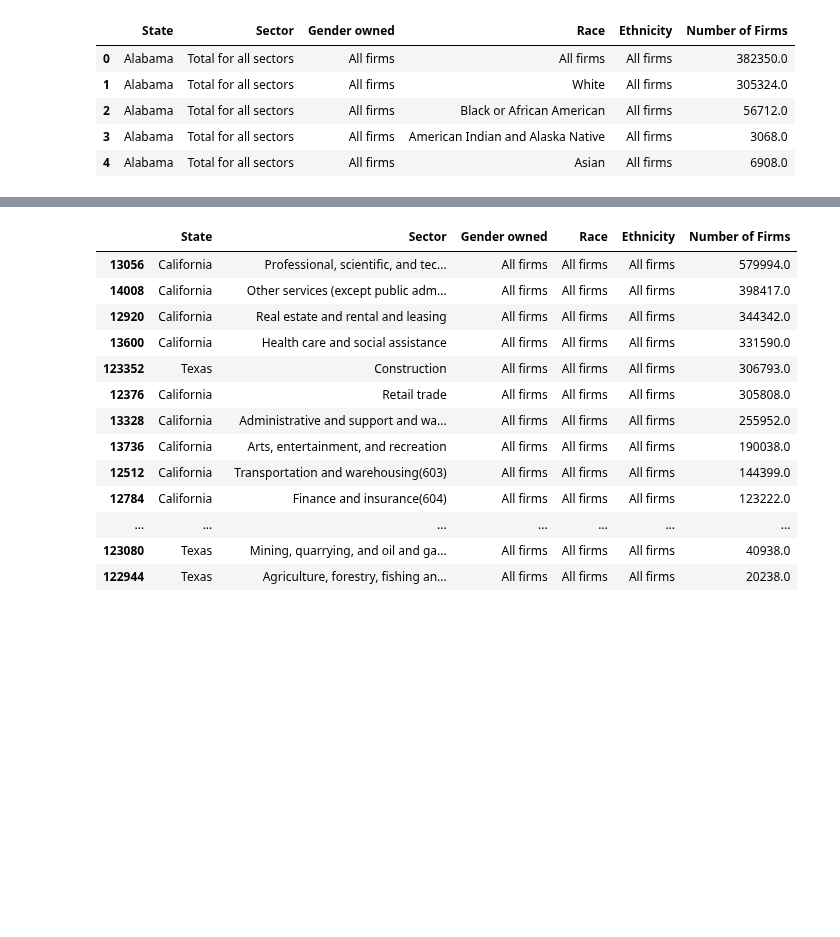
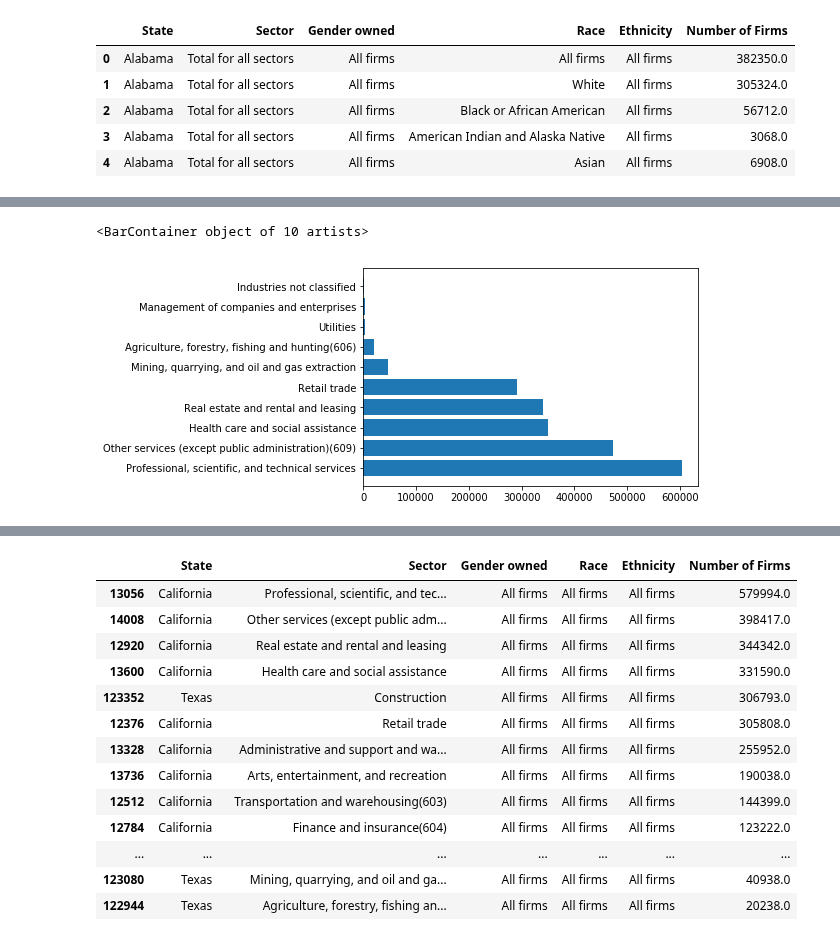
Before and after one commit to tafolabi/Project_Alpha, a Jupyter notebook: 2007.ipynb, the cells around one changed output, grey strips where cells are left out. Drawn from its saved outputs; the diff is of its cells as text; code cells hidden in the pictures; blank space fills up the shorter version.

```diff
--- a/2007.ipynb
+++ b/2007.ipynb
@@ -43,3 +34,15 @@ df.head()
 | 2 | 0400000US01 | 1 | Alabama | 00 | Total for all sectors | 1 | All firms | ... |
 | 3 | 0400000US01 | 1 | Alabama | 00 | Total for all sectors | 1 | All firms | ... |
 | 4 | 0400000US01 | 1 | Alabama | 00 | Total for all sectors | 1 | All firms | ... |
+# %%
+# Rename the columns for ease of use in our code
+df2 = df2.rename(columns={"Geographic area name":"State","Meaning of 2012 NAICS code":"Sector",
+                        "Meaning of Gender code":"Gender owned", "Meaning of Race code": "Race",
+                         "Number of firms with or without paid employees":"Number of Firms",
+                         "Sales, receipts, or value of shipments of firms with or without paid employees ($1,000)":"Total Firm Sales",
+                         "Number of firms with paid employees":"Paid Emp Firms", "Sales, receipts, or value of shipments of firms with paid employees ($1,000)":"Paid Emp Sales",
+                         "Annual payroll ($1,000)":"Annual Payroll", "Number of firms without paid employees":"Unpaid Emp Firms",
+                         "Sales, receipts, or value of shipments of firms without paid employees ($1,000)": "Unpaid Emp Sales", "Meaning of Ethnicity code":"Ethnicity",
+                        "Number of paid employees for pay period including March 12":"Total Paid Emp"
+                        })
+df2.head()
@@ -428,3 +290,9 @@ df_new.head()
 | 2 | Alabama | Total for all sectors | All firms | Black or African American | All firms | 56712.0 |
 | 3 | Alabama | Total for all sectors | All firms | American Indian and Alaska Native | All firms | 3068.0 |
 | 4 | Alabama | Total for all sectors | All firms | Asian | All firms | 6908.0 |
+# %%
+#Filter the orginal dataframe to the colomns(dataset) of interest. [state, sector, gender owned, race,ethinicity]
+df2_new=df2[['State','Sector','Gender owned','Race', 'Ethnicity','Number of Firms']]
+#convert the Numeric data from string to integer
+#df2_new['Number of Firms']=pd.to_numeric(df_new['Number of Firms'],errors='coerce')
+df2_new
@@ -481,0 +437,26 @@ df_new.head()
+# %%
+df_d2= df2_new.loc[(df_new['Sector']!='Total for all sectors')  &  (df_new['Race']=='All firms') &(df_new['Gender owned']=='All firms') & (df_new['Ethnicity']=='All firms')]
+#df_new['Number of Firms']= df_new['Number of Firms'].astype(int)
+#df_d=df_d.sort_values('Firms', ascending= False)
+df_d2 = df_d2[df_d2['Number of Firms'] == df_d2.groupby(['Sector'])['Number of Firms'].transform(max)]
+#df_e=df_d.pivot_table(index=['State','Sector'], values =['Number of Firms'],aggfunc=max)
+df_d2=df_d2.sort_values('Number of Firms', ascending= False)
+#df_f=df_e.drop(index=['Industries not classified','Mining, quarrying, and oil and gas extraction'], level=1)
+dfd_plot_h2 = df_d2.head(5)
+dfd_plot_t2 = df_d2.tail(5)
+df_total2 = [dfd_plot_h2,dfd_plot_t2]
+df_total2 = pd.concat([dfd_plot_h2,dfd_plot_t2])
+# #df_total.reset_index(inplace=True)
+# dfd_plot_t
+# dfd_plot_h
+plt.barh(df_total2["Sector"],df_total2["Number of Firms"])
+#df_total.head(10)
+# maxim =0
+# for index,row in df_e.iterrows():
+#     if  df_new['Firms'] > maxim:
+#          df_new['Firms']=maxim
+#     print(index, row['Firms'])
+plt.savefig("Output/Top 5 and Bottom 5 Sectors 2012.png")
+# %% [output]
+<BarContainer object of 10 artists>
+[figure, added]
```
Also changed, not shown: parts of 45 cells of this notebook, 10 other files.
